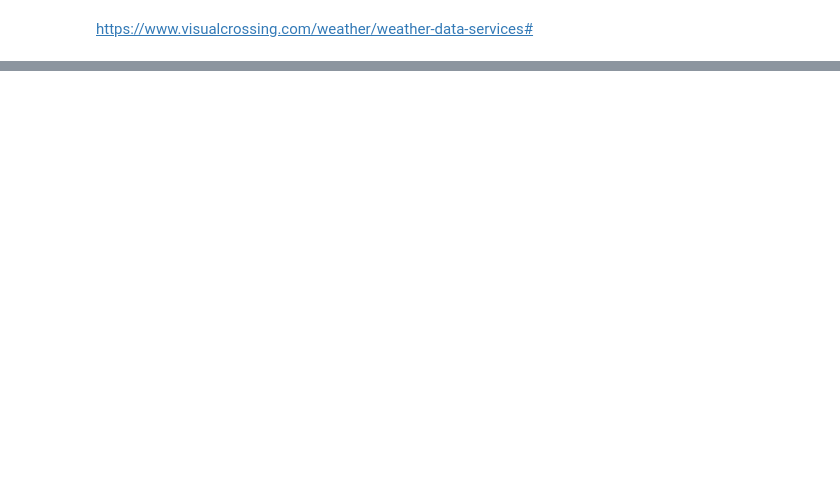
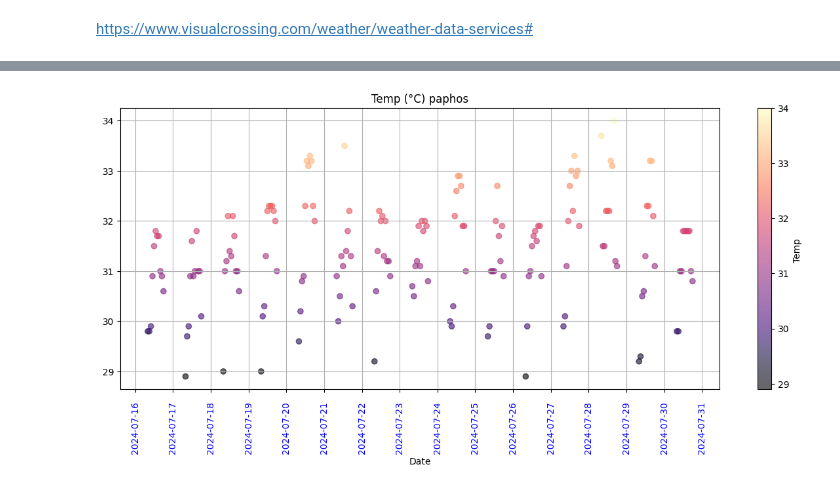
Before and after one commit to werowe/HypatiaAcademy, a Jupyter notebook: stats/paphos_summer_weather_csv.ipynb, the cells around one changed output, grey strips where cells are left out. Cells and saved outputs as stored; diff of their text form; code cells hidden in the pictures; blank space fills up the shorter version.

```diff
--- a/stats/paphos_summer_weather_csv.ipynb
+++ b/stats/paphos_summer_weather_csv.ipynb
@@ -102,8 +81,7 @@ df=df.between_time('08:00', '18:00')
 # %%
 import matplotlib.dates as mdates
 import matplotlib.pyplot as plt
-import mpld3
-from mpld3 import plugins
+
 
 # Plotting
 fig, ax = plt.subplots(figsize=(12, 6))
@@ -148,10 +126,9 @@ else:
 # Adding legends
 #plt.legend()
 
-tooltip = plugins.PointLabelTooltip(sc, labels=[f'({x}, {y})' for x, y in zip(df.index, df['temp'])])
-plugins.connect(fig, tooltip)
+plt.grid()
 
 # Displaying the chart
 plt.tight_layout()
-mpld3.display()
+plt.show()
 # %% [output]
@@ -159,3 +135,4 @@ mpld3.display()
+[figure, added]
 # %%
 import matplotlib.pyplot as plt
 import matplotlib.dates as mdates
```
Also changed, not shown: parts of 6 cells of this notebook.
